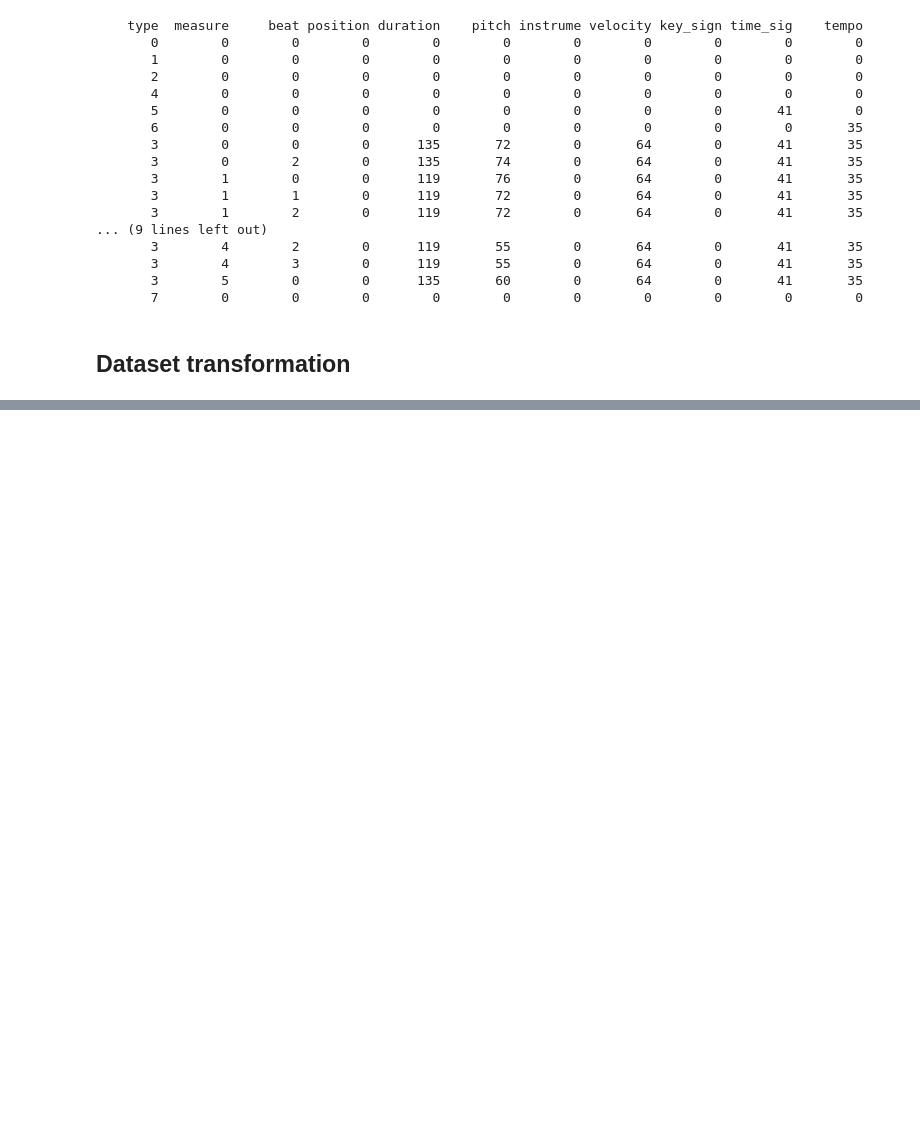
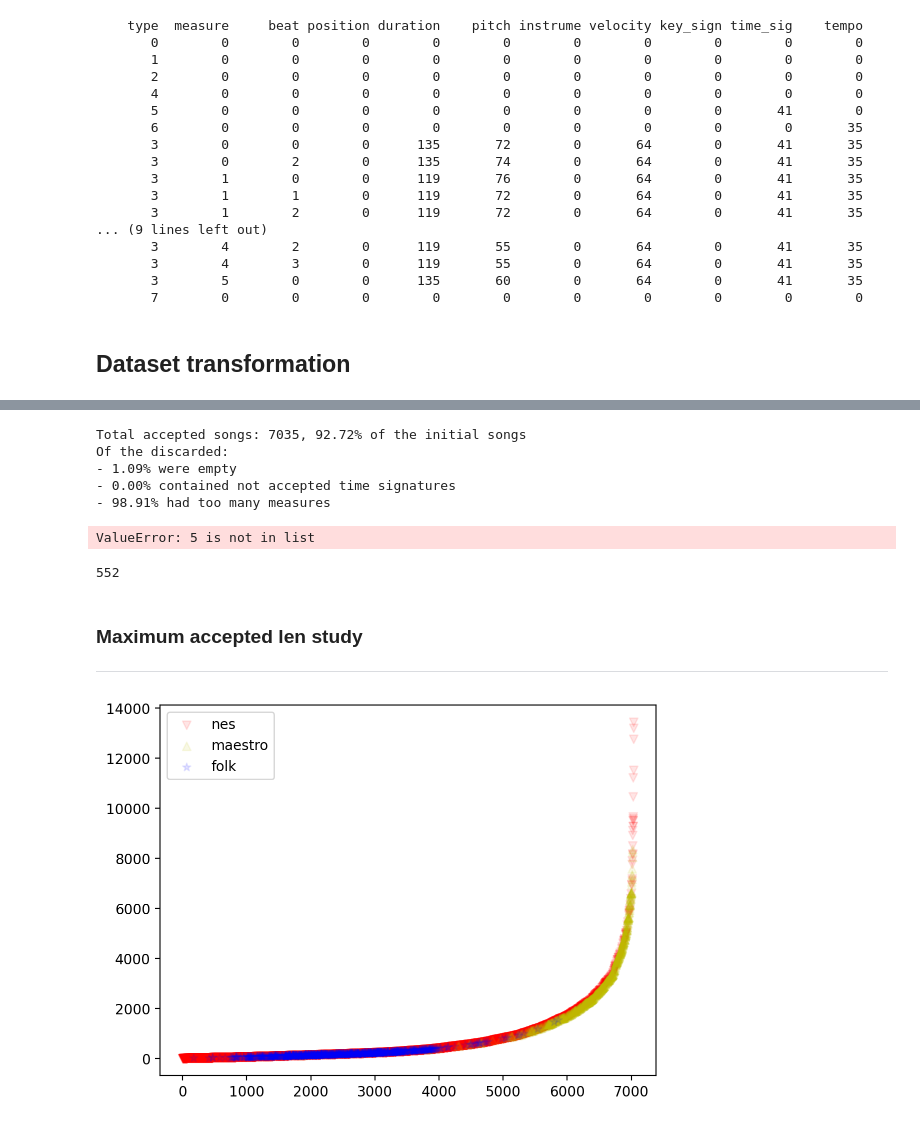
Before and after one commit to MarcelloCeresini/MusicGeneration, a Jupyter notebook: src/dataset_exploration.ipynb, the cells around one changed output, grey strips where cells are left out. Drawn from its saved outputs; the diff is of its cells as text; code cells hidden in the pictures; blank space fills up the shorter version.

Commit message:
dataset creation finished

```diff
--- a/src/dataset.ipynb
+++ b/src/dataset_exploration.ipynb
@@ -10,8 +10,11 @@ import shutil
 import collections
 from matplotlib import pyplot as plt
 import json
+import tensorflow as tf
 
 config_string = "single_instruments_type"
 
 ROOT_PATH = os.path.abspath(os.path.join(os.getcwd(), os.pardir))
 conf = config.Config(config_string, ROOT_PATH)
+
+chosen_datasets = ["folk", "maestro", "nes"]
@@ -413,0 +433,51 @@ Music(metadata=Metadata(schema_version='0.2', title='None', source_filename='000
+# %%
+print("Total accepted songs: {}, {:.2f}% of the initial songs".format(
+    len(samples),
+    len(samples)/sum([len(utils.get_dataset(string, conf)) for string in chosen_datasets])*100
+))
+
+print("Of the discarded: ")
+print("- {:.2f}% were empty".format(discarded_samples[0]/sum(discarded_samples.values())*100))
+print("- {:.2f}% contained not accepted time signatures".format(discarded_samples[1]/sum(discarded_samples.values())*100))
+print("- {:.2f}% had too many measures".format(discarded_samples[2]/sum(discarded_samples.values())*100))
+# %% [output]
+Total accepted songs: 7035, 92.72% of the initial songs
+Of the discarded:
+- 1.09% were empty
+- 0.00% contained not accepted time signatures
+- 98.91% had too many measures
+# %%
+[1, 2, 3].index(5)
+# %% [output]
+ValueError: 5 is not in list
+# %%
+sum(discarded_samples.values())
+# %% [output]
+552
+# %% [markdown]
+### Maximum accepted len study
+---
+# %%
+len_x = [len(sample) for sample in samples]
+sorted_labels = [y for _, y in sorted(zip(len_x, labels), key=lambda pair: pair[0])]
+
+
+p_0 = []
+p_1 = []
+p_2 = []
+
+for i, (x, y) in enumerate(zip(sorted(len_x), sorted_labels)):
+    if y == 0: # folk
+        p_0.append((i, x))
+    elif y == 1: # nes
+        p_1.append((i, x))
+    elif y == 2: # maestro
+        p_2.append((i, x))
+# %%
+
+plt.scatter([s[0] for s in p_1], [s[1] for s in p_1], c="r", marker= "v", alpha=0.1)
+plt.scatter([s[0] for s in p_2], [s[1] for s in p_2], c="y", marker= "^", alpha=0.1)
+plt.scatter([s[0] for s in p_0], [s[1] for s in p_0], c="b", marker = "*", alpha=0.1)
+plt.legend(["nes", "maestro", "folk"]);
+# %% [output]
+[figure, added]
```
Also changed, not shown: parts of 8 cells of this notebook, 3 other files.
